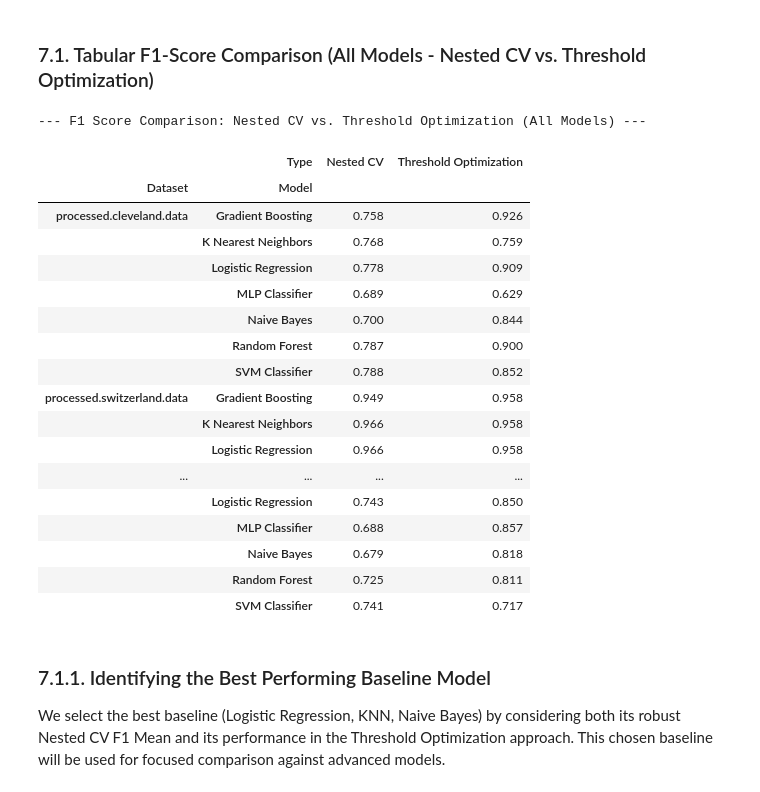
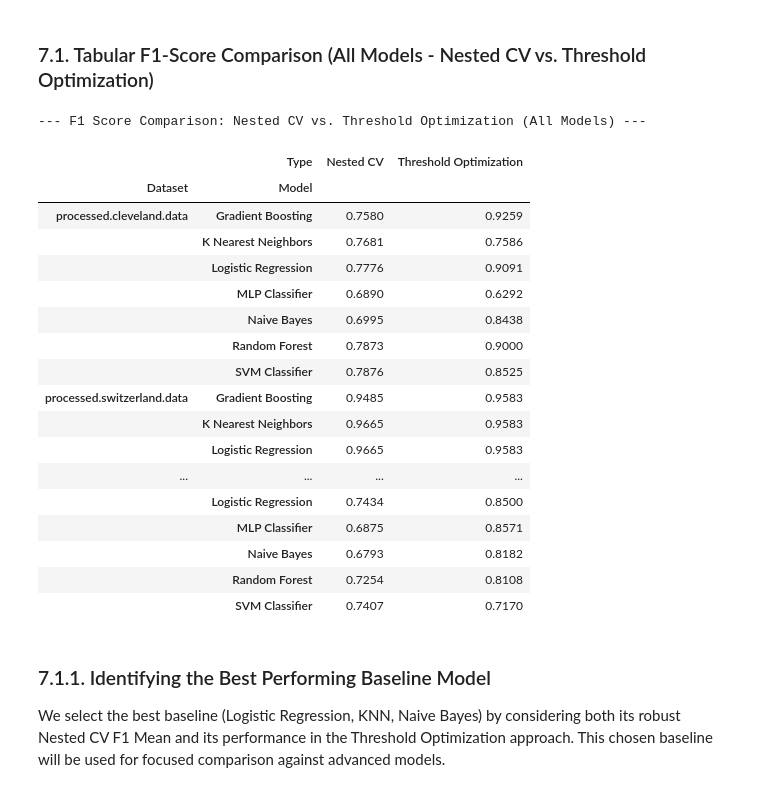
Before and after one commit to BytebenderCoco/machine-learning-predicting-heart-disease, a Jupyter notebook: heart_disease_prediction_baseline_vs_advanced_models.ipynb, the cells around one changed output. Drawn from its saved outputs; the diff is of its cells as text; code cells hidden in the pictures.

```diff
--- a/major-overhaul.ipynb
+++ b/heart_disease_prediction_baseline_vs_advanced_models.ipynb
@@ -113,6 +107,5 @@ The target variable is binarized (0: no disease, 1: presence of disease). Data i
 # %%
 splits = []
-
 for df, (path, _) in zip(dataframes, file_info):
     dataset_name_from_path = path.split('/')[-1]
     df['target'] = df['target'].astype(int).apply(lambda v: 1 if v > 0 else 0)
@@ -127,8 +120,11 @@ for df, (path, _) in zip(dataframes, file_info):
         "y_train": y_train, "y_test": y_test
     })
     print(f"\n--- Target distribution in {dataset_name_from_path} (Binarized) ---")
-    print(f"Original: {y.value_counts(normalize=True).sort_index().to_dict()}")
-    print(f"Train:    {y_train.value_counts(normalize=True).sort_index().to_dict()}")
-    print(f"Test:     {y_test.value_counts(normalize=True).sort_index().to_dict()}")
+    original_dist = {k: f'{v:.4f}' for k, v in y.value_counts(normalize=True).sort_index().to_dict().items()}
+    train_dist = {k: f'{v:.4f}' for k, v in y_train.value_counts(normalize=True).sort_index().to_dict().items()}
+    test_dist = {k: f'{v:.4f}' for k, v in y_test.value_counts(normalize=True).sort_index().to_dict().items()}
+    print(f"Original: {original_dist}")
+    print(f"Train:    {train_dist}")
+    print(f"Test:     {test_dist}")
 # %% [output]
 --- Target distribution in processed.cleveland.data (Binarized) ---
@@ -313,5 +299,5 @@ This approach tunes hyperparameters on the training set (optimizing for 'recall'
 # %%
-detailed_classic_results = [] # Renamed from 'classic_results' for clarity
+detailed_classic_results = []
 
 for split_data in splits:
     dataset_name = split_data["dataset"]
@@ -348,7 +334,7 @@ for split_data in splits:
             "Model": model_name,
             "Best Estimator": grid.best_estimator_,
             "Best Params (from GridSearchCV)": grid.best_params_,
-            "Optimized Threshold": best_threshold,
+            "Optimized Threshold": best_threshold, # Stored as float
             "Recall (Class 1, Opt Thresh)": report_dict.get('1', {}).get('recall', 0),
             "Precision (Class 1, Opt Thresh)": report_dict.get('1', {}).get('precision', 0),
             "F1-Score (Class 1, Opt Thresh)": report_dict.get('1', {}).get('f1-score', 0),
@@ -367,13 +353,13 @@ for res in detailed_classic_results:
         "Dataset": res["Dataset"],
         "Model": res["Model"],
         "F1-Score (Optimized Threshold)": res["F1-Score (Class 1, Opt Thresh)"],
-        "Optimized Threshold": res["Optimized Threshold"],
+        "Optimized Threshold": res["Optimized Threshold"] # Keep as float for pivoting
     })
 threshold_optimization_df_summary = pd.DataFrame(threshold_optimization_summary_list)
 
-print("\n--- Threshold Optimization Results Summary ---")
+print("\n--- Threshold Optimization Approach Results Summary ---")
 display(threshold_optimization_df_summary.pivot_table(
     index=['Dataset', 'Model'],
     values=['F1-Score (Optimized Threshold)', 'Optimized Threshold']
-).round(3))
+).round(4))
 # %% [output]
@@ -403,47 +389,47 @@ display(threshold_optimization_df_summary.pivot_table(
 # %%
 thresh_opt_df_for_plot = pd.DataFrame([{
     "Dataset": res["Dataset"],
     "Model": res["Model"],
     "F1-Score": res["F1-Score (Class 1, Opt Thresh)"]}
     for res in detailed_classic_results])
 thresh_opt_df_for_plot["Type"] = "Threshold Optimization"
 
 nested_df_for_plot = nested_cv_df.copy()
 nested_df_for_plot.rename(columns={"Nested F1 Mean": "F1-Score"}, inplace=True)
 nested_df_for_plot["Type"] = "Nested CV"
 
 combined_f1_df_for_comparison = pd.concat([
     thresh_opt_df_for_plot[["Dataset", "Model", "F1-Score", "Type"]],
     nested_df_for_plot[["Dataset", "Model", "F1-Score", "Type"]]
 ], ignore_index=True)
 
 print("\n--- F1 Score Comparison: Nested CV vs. Threshold Optimization (All Models) ---")
 pivot_table_f1_all_models = combined_f1_df_for_comparison.pivot_table(
     index=["Dataset", "Model"],
     columns="Type",
     values="F1-Score"
-).round(3)
+).round(4)
 display(pivot_table_f1_all_models)
 # %% [output]
 --- F1 Score Comparison: Nested CV vs. Threshold Optimization (All Models) ---
 |  | Type | Nested CV | Threshold Optimization |
 | Dataset | Model |  |  |
-| processed.cleveland.data | Gradient Boosting | 0.758 | 0.926 |
-|  | K Nearest Neighbors | 0.768 | 0.759 |
-|  | Logistic Regression | 0.778 | 0.909 |
-|  | MLP Classifier | 0.689 | 0.629 |
-|  | Naive Bayes | 0.700 | 0.844 |
-|  | Random Forest | 0.787 | 0.900 |
-|  | SVM Classifier | 0.788 | 0.852 |
-| processed.switzerland.data | Gradient Boosting | 0.949 | 0.958 |
-|  | K Nearest Neighbors | 0.966 | 0.958 |
-|  | Logistic Regression | 0.966 | 0.958 |
+| processed.cleveland.data | Gradient Boosting | 0.7580 | 0.9259 |
+|  | K Nearest Neighbors | 0.7681 | 0.7586 |
+|  | Logistic Regression | 0.7776 | 0.9091 |
+|  | MLP Classifier | 0.6890 | 0.6292 |
+|  | Naive Bayes | 0.6995 | 0.8438 |
+|  | Random Forest | 0.7873 | 0.9000 |
+|  | SVM Classifier | 0.7876 | 0.8525 |
+| processed.switzerland.data | Gradient Boosting | 0.9485 | 0.9583 |
+|  | K Nearest Neighbors | 0.9665 | 0.9583 |
+|  | Logistic Regression | 0.9665 | 0.9583 |
 | ... | ... | ... | ... |
-|  | Logistic Regression | 0.743 | 0.850 |
-|  | MLP Classifier | 0.688 | 0.857 |
-|  | Naive Bayes | 0.679 | 0.818 |
-|  | Random Forest | 0.725 | 0.811 |
-|  | SVM Classifier | 0.741 | 0.717 |
+|  | Logistic Regression | 0.7434 | 0.8500 |
+|  | MLP Classifier | 0.6875 | 0.8571 |
+|  | Naive Bayes | 0.6793 | 0.8182 |
+|  | Random Forest | 0.7254 | 0.8108 |
+|  | SVM Classifier | 0.7407 | 0.7170 |
 # %% [markdown]
 ### 7.1.1. Identifying the Best Performing Baseline Model
 We select the best baseline (Logistic Regression, KNN, Naive Bayes) by considering both its robust Nested CV F1 Mean and its performance in the Threshold Optimization approach. This chosen baseline will be used for focused comparison against advanced models.
```
Also changed, not shown: parts of 15 cells of this notebook, 2 other files.
